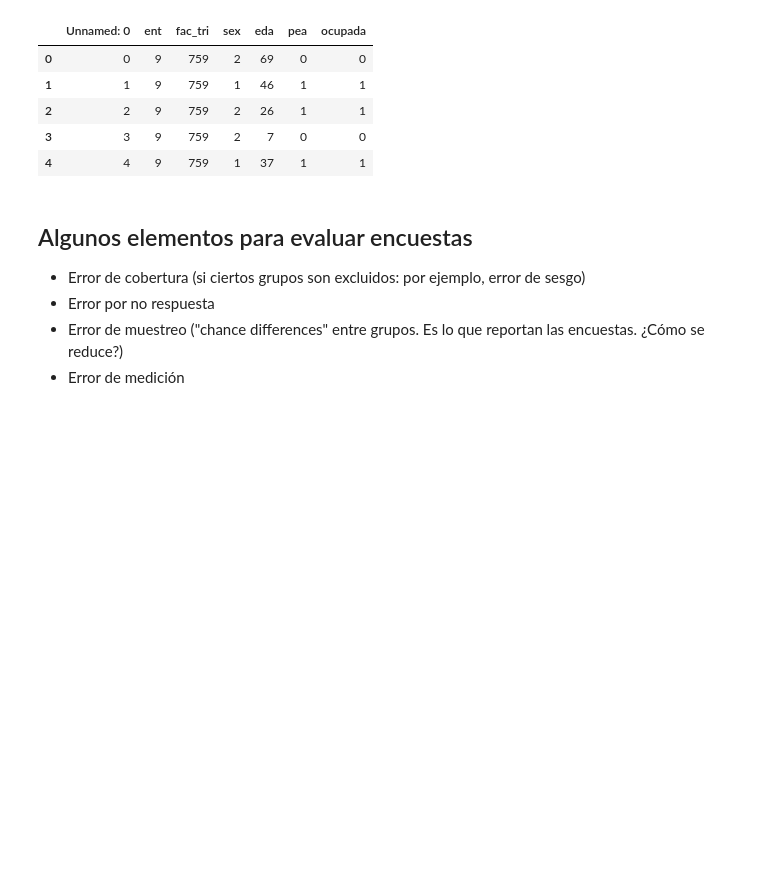
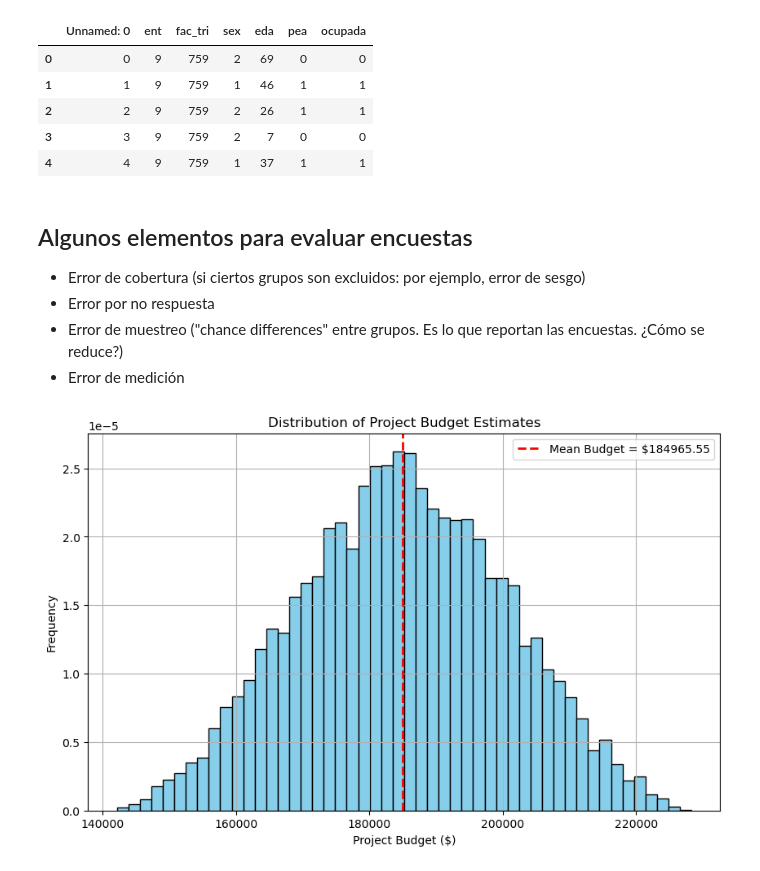
Before and after one commit to aleistermi/statistics_centro, a Jupyter notebook: notebooks/Clase_1_VF.ipynb, the cells around one changed output. Cells and saved outputs as stored; diff of their text form; code cells hidden in the pictures; blank space fills up the shorter version.

```diff
--- a/notebooks/Clase_1_VF.ipynb
+++ b/notebooks/Clase_1_VF.ipynb
@@ -768,3 +770,47 @@ print("Población ocupada: {:,.0f}".format(ocupados))
 - Error por no respuesta
 - Error de muestreo ("chance differences" entre grupos. Es lo que reportan las encuestas. ¿Cómo se reduce?)
 - Error de medición
+# %%
+import random
+import matplotlib.pyplot as plt
+
+# Define cost ranges based on historical data
+material_costs_range = (50000, 80000)    # in dollars
+labor_costs_range = (80000, 120000)      # in dollars
+unforeseen_expenses_range = (10000, 30000)  # in dollars
+
+def simulate_project_budget(num_simulations):
+    total_budgets = []
+
+    for _ in range(num_simulations):
+        material_costs = random.uniform(*material_costs_range)
+        labor_costs = random.uniform(*labor_costs_range)
+        unforeseen_expenses = random.uniform(*unforeseen_expenses_range)
+
+        total_budget = material_costs + labor_costs + unforeseen_expenses
+        total_budgets.append(total_budget)
+
+    return total_budgets
+
+# Number of simulations for the Monte Carlo simulation
+num_simulations = 10000
+
+# Perform the simulation
+budget_estimates = simulate_project_budget(num_simulations)
+
+# Calculate mean and standard deviation of budget estimates
+mean_budget = sum(budget_estimates) / num_simulations
+std_deviation = (sum((budget - mean_budget) ** 2 for budget in budget_estimates) / num_simulations) ** 0.5
+
+# Create a histogram plot of budget estimates
+plt.figure(figsize=(10, 6))
+plt.hist(budget_estimates, bins=50, density=True, color='skyblue', edgecolor='black')
+plt.axvline(mean_budget, color='red', linestyle='dashed', linewidth=2, label=f'Mean Budget = ${mean_budget:.2f}')
+plt.title('Distribution of Project Budget Estimates')
+plt.xlabel('Project Budget ($)')
+plt.ylabel('Frequency')
+plt.legend()
+plt.grid(True)
+plt.show()
+# %% [output]
+[figure, added]
```
Also changed, not shown: parts of 2 cells of this notebook, 5 other files.
